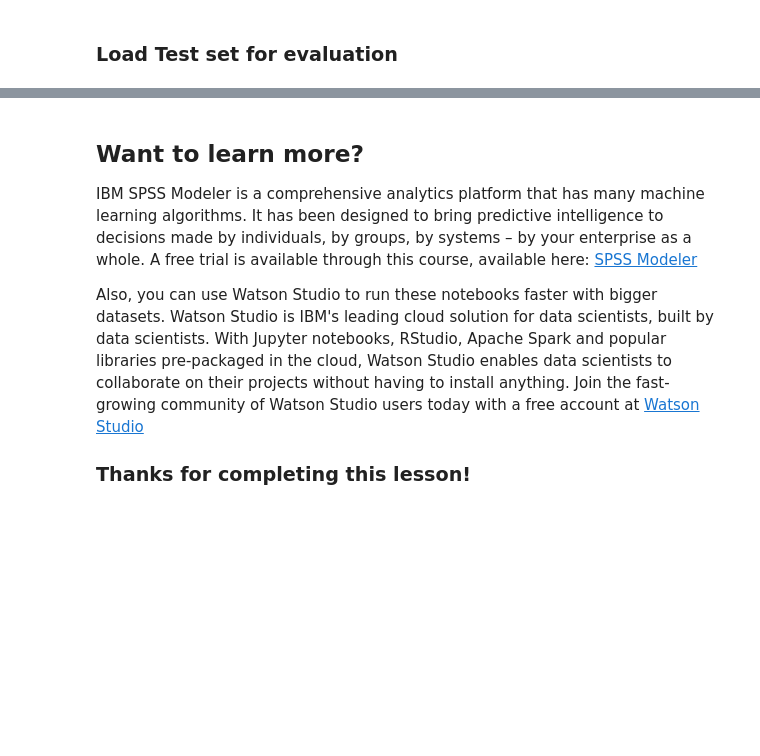
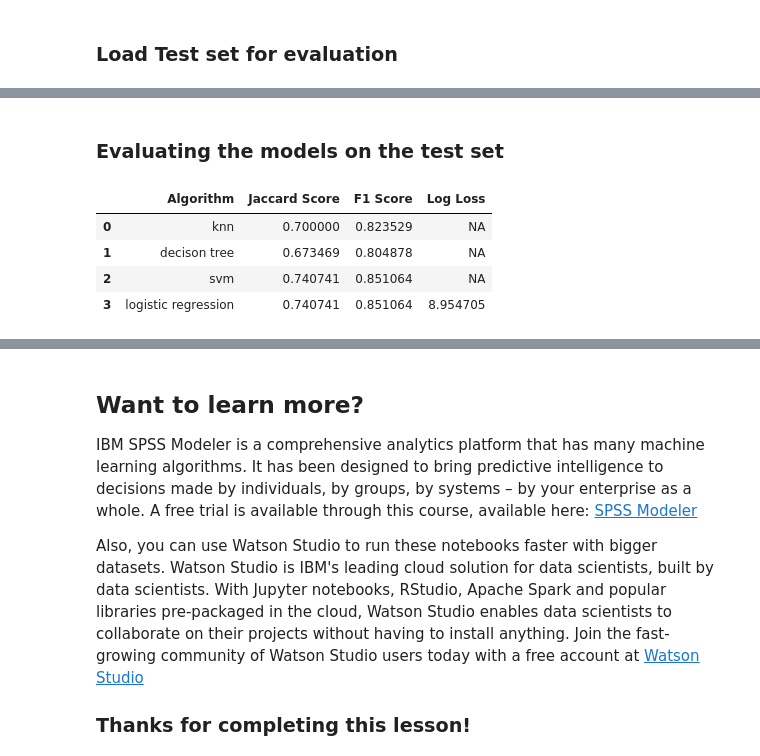
Before and after one commit to david-alber/IBM-AI-Engineering, a Jupyter notebook: AI_Engineering_Capstone1.ipynb, the cells around one changed output, grey strips where cells are left out. Drawn from its saved outputs; the diff is of its cells as text; code cells hidden in the pictures; blank space fills up the shorter version.

```diff
--- a/AI_Engineering_Capstone1.ipynb
+++ b/AI_Engineering_Capstone1.ipynb
@@ -201,0 +471,9 @@ You should be able to report the accuracy of the built model using different eva
+# %%
+test_X = preprocessing.StandardScaler().fit(test_feature).transform(test_feature)
+print(test_X[0:3,:])
+
+test_y = test_df['loan_status'].values
+print(test_y[0:3])
+
+print('shape of test features: {}'.format(np.shape(test_X)))
+print('shape of test labels: {}'.format(np.shape(test_y)))
@@ -201,0 +490,34 @@ You should be able to report the accuracy of the built model using different eva
+# %% [markdown]
+### Evaluating the models on the test set
+# %%
+def model_evaluation(model,test_X,test_y):
+    test_pred = model.predict(test_X)
+    test_pred = [1 if x == 'PAIDOFF' else 0 for x in test_pred]
+    test_y = [1 if x == 'PAIDOFF' else 0 for x in test_y]
+
+    jaccard = jaccard_score(test_y,test_pred)
+    f1 = f1_score(test_y,test_pred)
+    if model_name=='logistic regression':
+        log = log_loss(test_y,test_pred)
+    else:
+        log = 'NA'
+
+    return jaccard,f1,log
+
+col_names =  ['Algorithm','Jaccard Score', 'F1 Score','Log Loss']
+evaluation_df = pd.DataFrame(columns = col_names)
+
+model_names = ['knn', 'decison tree', 'svm', 'logistic regression']
+models = [knn,tree,svc,logReg]
+
+for model,model_name in zip(models,model_names):
+    jaccard,f1,log =  model_evaluation(model,test_X,test_y)
+    evaluation_df.loc[len(evaluation_df)] = [model_name,jaccard,f1,log]
+
+evaluation_df
+# %% [output]
+|  | Algorithm | Jaccard Score | F1 Score | Log Loss |
+| 0 | knn | 0.700000 | 0.823529 | NA |
+| 1 | decison tree | 0.673469 | 0.804878 | NA |
+| 2 | svm | 0.740741 | 0.851064 | NA |
+| 3 | logistic regression | 0.740741 | 0.851064 | 8.954705 |
```
Also changed, not shown: parts of 38 cells of this notebook.
